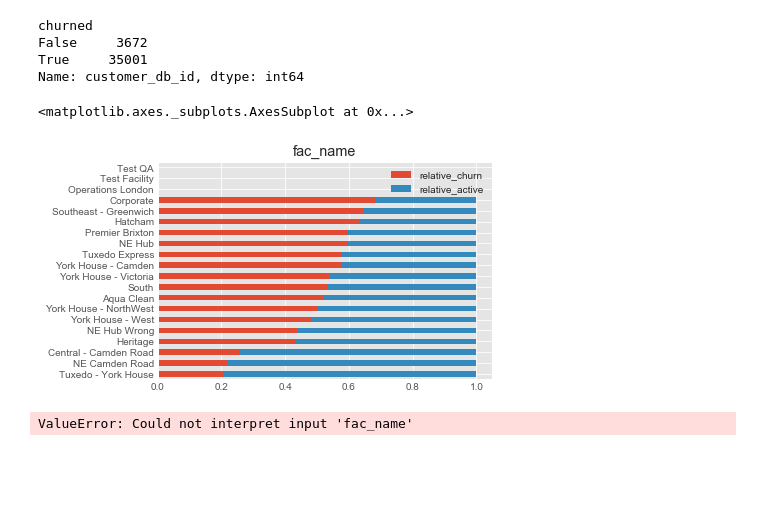
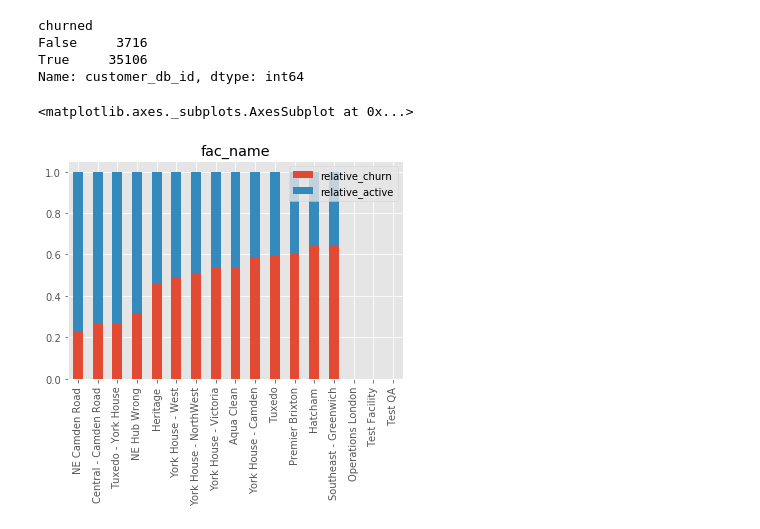
Before and after one commit to zipjet/bi-churn-analysis, a Jupyter notebook: facilities_drivers_analysis.ipynb, the cells around one changed output. Saved outputs shown, nothing was run; the diff lists cells and outputs as text; code cells hidden in the pictures; blank space fills up the shorter version.

```diff
--- a/facilities_drivers_analysis.ipynb
+++ b/facilities_drivers_analysis.ipynb
@@ -9,7 +9,7 @@ pd.options.mode.chained_assignment = None
 import warnings
 warnings.filterwarnings("ignore")
 # %%
-df = pd.read_csv("data/orders.csv")
+df = pd.read_csv("data/order_churn_data.csv")
 df = df.loc[df.city == 'London']
 # %%
 df.head().T
@@ -36,27 +58,23 @@ df['churned'] = [True if x >= 1 else False for x in df.churn_factor]
 df.groupby(['churned'])['customer_db_id'].nunique()
 # %% [output]
 churned
-False     3672
-True     35001
+False     3716
+True     35106
 Name: customer_db_id, dtype: int64
 # %%
 df_churn = df.loc[(df.churned)]
 df_active = df.loc[~(df.churned)]
 
 df_churn = df_churn.groupby('fac_name')['customer_db_id'].nunique() / df_churn.shape[0]
 df_active = df_active.groupby('fac_name')['customer_db_id'].nunique() / df_active.shape[0]
 df_diff = df_churn - df_active
 df_all = pd.concat([df_churn, df_active, df_diff],
               axis=1, keys=['churn', 'active', 'diff'], sort=True)
 df_all['total'] = df_all['churn'] + df_all['active']
 df_all['relative_churn'] = df_all['churn'] / df_all['total']
 df_all['relative_active'] = df_all['active'] / df_all['total']
 df_all = df_all.sort_values('relative_churn', ascending=True)
-df_all[['relative_churn', 'relative_active']].plot(kind='barh', title='fac_name', stacked=True)
+df_all[['relative_churn', 'relative_active']].plot(kind='bar', title='fac_name', stacked=True)
 # %% [output]
 <matplotlib.axes._subplots.AxesSubplot at 0x...>
-[figure, old version]
+[figure, new version]
-# %%
-sns.barplot(data=a, x='customer_db_id', y='fac_name', hue='churned')
-# %% [output]
-ValueError: Could not interpret input 'fac_name'
```
Also changed, not shown: parts of 3 cells of this notebook, 1 other file.
